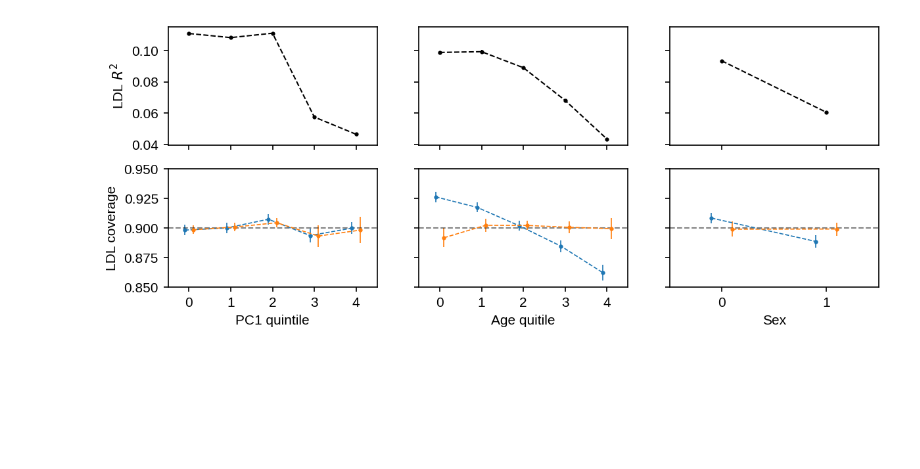
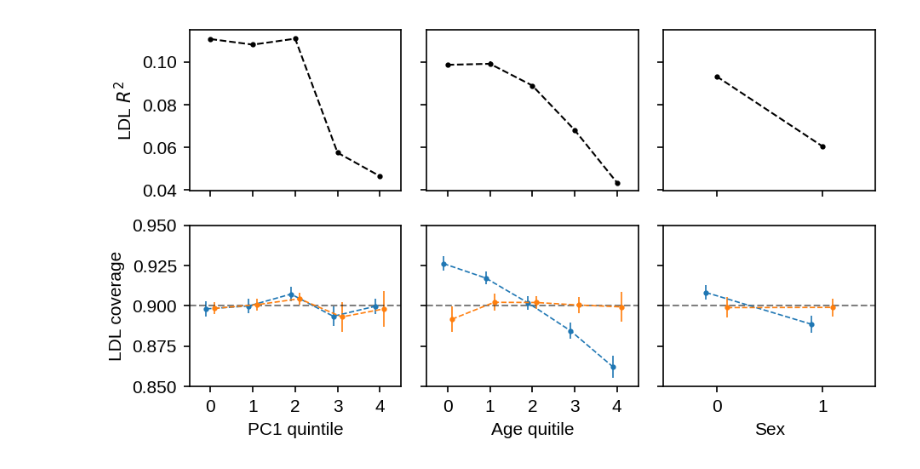
Before and after one commit to KangchengHou/calpred-manuscript, a Jupyter notebook: experiments/calibrate/03-plot.ipynb, the cells around one changed output. Cells and saved outputs as stored; diff of their text form; code cells hidden in the pictures; blank space fills up the shorter version.

Commit message:
update calibration plot

```diff
--- a/experiments/calibrate/03-plot.ipynb
+++ b/experiments/calibrate/03-plot.ipynb
@@ -92,7 +87,7 @@ def plot_figure(
     """
     width_ratios = [len(dict_r2[x][0]) for x in xlabels]
     fig, axes = plt.subplots(
-        figsize=(0.3 * sum(width_ratios) + 0.1 * len(width_ratios), 3.5),
+        figsize=(0.2 * sum(width_ratios) + 0.1 * len(width_ratios), 3.5),
         dpi=150,
         nrows=2,
         ncols=len(xlabels),
@@ -153,13 +148,14 @@ def plot_figure(
 # %%
 fig, axes = plot_figure(
     dict_r2["const", "none"],
     dict_coverage["const", "none"],
     dict_coverage["const", "all"],
     xlabels=["PC1", "AGE", "SEX"],
     xlabel_map={"PC1": "PC1 quintile", "AGE": "Age quitile", "SEX": "Sex"},
     trait="LDL",
     ylim_cov=[0.85, 0.95],
     #     ylim_r2=[0.04, 0.21],
 )
+fig.tight_layout()
 # %% [output]
-[figure, old version]
+[figure, new version]
```
Also changed, not shown: parts of 4 cells of this notebook.
